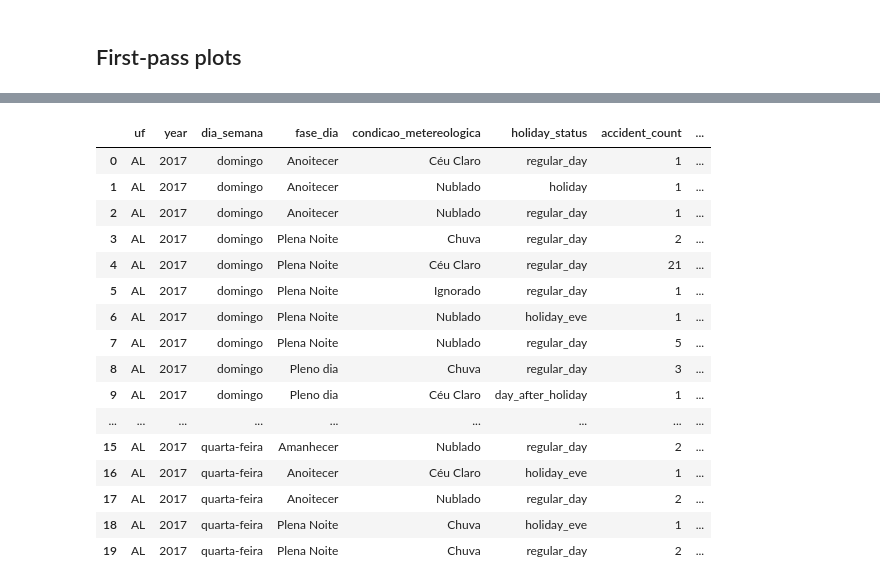
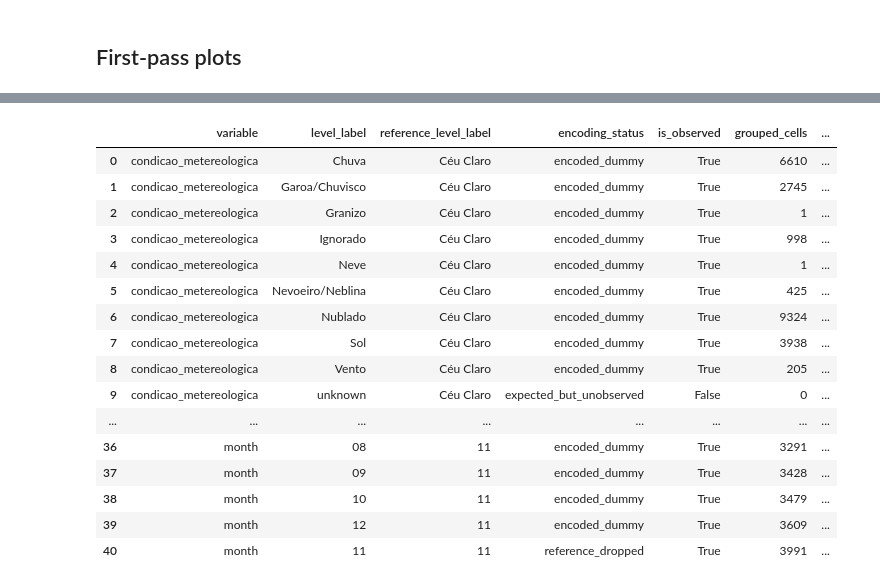
Before and after one commit to alwolmer/radar-prf-101, a Jupyter notebook: notebooks/eda-p2.ipynb, the cells around one changed output, grey strips where cells are left out. Drawn from its saved outputs; the diff is of its cells as text; code cells hidden in the pictures.

```diff
--- a/notebooks/eda-p2.ipynb
+++ b/notebooks/eda-p2.ipynb
@@ -185,6 +649,7 @@ analysis_df = canonical_accidents.copy()
 analysis_df["timestamp"] = pd.to_datetime(analysis_df["timestamp"], errors="coerce")
 analysis_df["accident_date"] = analysis_df["timestamp"].dt.date
 analysis_df["year"] = pd.to_numeric(analysis_df["year"], errors="coerce").astype("Int64")
+analysis_df["month"] = analysis_df["timestamp"].dt.month.astype("Int64")
 analysis_df["mortos"] = pd.to_numeric(analysis_df["mortos"], errors="coerce").fillna(0)
 analysis_df["pessoas"] = pd.to_numeric(analysis_df["pessoas"], errors="coerce").fillna(0)
 analysis_df["fatal_victims_occ"] = pd.to_numeric(
@@ -356,48 +851,74 @@ plt.show()
 # %%
 model_frame = (
     analysis_df.groupby(
-        ["uf", "year", "dia_semana", "fase_dia", "condicao_metereologica", "holiday_status"],
+        [
+            "uf",
+            "year",
+            "month",
+            "dia_semana",
+            "fase_dia",
+            "condicao_metereologica",
+            "holiday_status",
+        ],
         dropna=False,
     )
     .agg(
         accident_count=("id", "size"),
         fatal_victims=("mortos", "sum"),
         people_involved=("pessoas", "sum"),
         fatal_accident_count=("has_fatality_occ", "sum"),
     )
     .reset_index()
 )
 model_frame["fatal_victim_share"] = np.where(
     model_frame["people_involved"] > 0,
     model_frame["fatal_victims"] / model_frame["people_involved"],
     np.nan,
 )
 model_frame["fatal_accident_share"] = np.where(
     model_frame["accident_count"] > 0,
     model_frame["fatal_accident_count"] / model_frame["accident_count"],
     np.nan,
 )
 
 save_frame(model_frame, "step7_model_frame")
-model_frame.head(20)
+
+reference_categories = choose_reference_categories(model_frame, CATEGORY_COLUMNS)
+glm_model_frame = prepare_statsmodels_frame(
+    model_frame,
+    CATEGORY_COLUMNS,
+    category_levels,
+    reference_categories,
+)
+level_support = build_level_support_table(model_frame, CATEGORY_COLUMNS, category_levels)
+encoding_audit = build_encoding_audit(
+    glm_model_frame,
+    CATEGORY_COLUMNS,
+    category_levels,
+    reference_categories,
+    level_support,
+)
+save_frame(encoding_audit, "step7_dummy_encoding_audit")
+
+encoding_audit
 # %% [output]
-|  | uf | year | dia_semana | fase_dia | condicao_metereologica | holiday_status | accident_count | ... |
-| 0 | AL | 2017 | domingo | Anoitecer | Céu Claro | regular_day | 1 | ... |
-| 1 | AL | 2017 | domingo | Anoitecer | Nublado | holiday | 1 | ... |
-| 2 | AL | 2017 | domingo | Anoitecer | Nublado | regular_day | 1 | ... |
-| 3 | AL | 2017 | domingo | Plena Noite | Chuva | regular_day | 2 | ... |
-| 4 | AL | 2017 | domingo | Plena Noite | Céu Claro | regular_day | 21 | ... |
-| 5 | AL | 2017 | domingo | Plena Noite | Ignorado | regular_day | 1 | ... |
-| 6 | AL | 2017 | domingo | Plena Noite | Nublado | holiday_eve | 1 | ... |
-| 7 | AL | 2017 | domingo | Plena Noite | Nublado | regular_day | 5 | ... |
-| 8 | AL | 2017 | domingo | Pleno dia | Chuva | regular_day | 3 | ... |
-| 9 | AL | 2017 | domingo | Pleno dia | Céu Claro | day_after_holiday | 1 | ... |
-| ... | ... | ... | ... | ... | ... | ... | ... | ... |
-| 15 | AL | 2017 | quarta-feira | Amanhecer | Nublado | regular_day | 2 | ... |
-| 16 | AL | 2017 | quarta-feira | Anoitecer | Céu Claro | holiday_eve | 1 | ... |
-| 17 | AL | 2017 | quarta-feira | Anoitecer | Nublado | regular_day | 2 | ... |
-| 18 | AL | 2017 | quarta-feira | Plena Noite | Chuva | holiday_eve | 1 | ... |
-| 19 | AL | 2017 | quarta-feira | Plena Noite | Chuva | regular_day | 2 | ... |
+|  | variable | level_label | reference_level_label | encoding_status | is_observed | grouped_cells | ... |
+| 0 | condicao_metereologica | Chuva | Céu Claro | encoded_dummy | True | 6610 | ... |
+| 1 | condicao_metereologica | Garoa/Chuvisco | Céu Claro | encoded_dummy | True | 2745 | ... |
+| 2 | condicao_metereologica | Granizo | Céu Claro | encoded_dummy | True | 1 | ... |
+| 3 | condicao_metereologica | Ignorado | Céu Claro | encoded_dummy | True | 998 | ... |
+| 4 | condicao_metereologica | Neve | Céu Claro | encoded_dummy | True | 1 | ... |
+| 5 | condicao_metereologica | Nevoeiro/Neblina | Céu Claro | encoded_dummy | True | 425 | ... |
+| 6 | condicao_metereologica | Nublado | Céu Claro | encoded_dummy | True | 9324 | ... |
+| 7 | condicao_metereologica | Sol | Céu Claro | encoded_dummy | True | 3938 | ... |
+| 8 | condicao_metereologica | Vento | Céu Claro | encoded_dummy | True | 205 | ... |
+| 9 | condicao_metereologica | unknown | Céu Claro | expected_but_unobserved | False | 0 | ... |
+| ... | ... | ... | ... | ... | ... | ... | ... |
+| 36 | month | 08 | 11 | encoded_dummy | True | 3291 | ... |
+| 37 | month | 09 | 11 | encoded_dummy | True | 3428 | ... |
+| 38 | month | 10 | 11 | encoded_dummy | True | 3479 | ... |
+| 39 | month | 12 | 11 | encoded_dummy | True | 3609 | ... |
+| 40 | month | 11 | 11 | reference_dropped | True | 3991 | ... |
 # %%
 if sm is None or smf is None:
     print("statsmodels is not installed; skipping optional GLM cells.")
```
Also changed, not shown: parts of 12 cells of this notebook.
